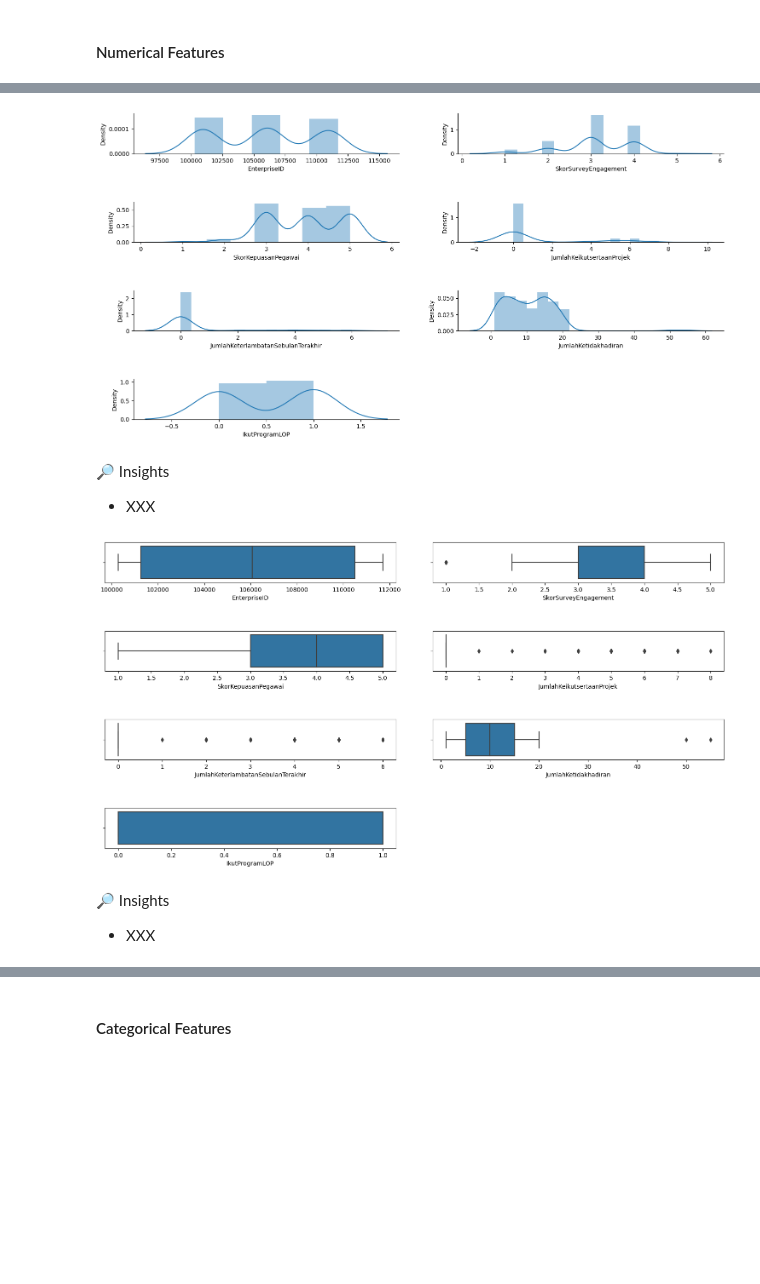
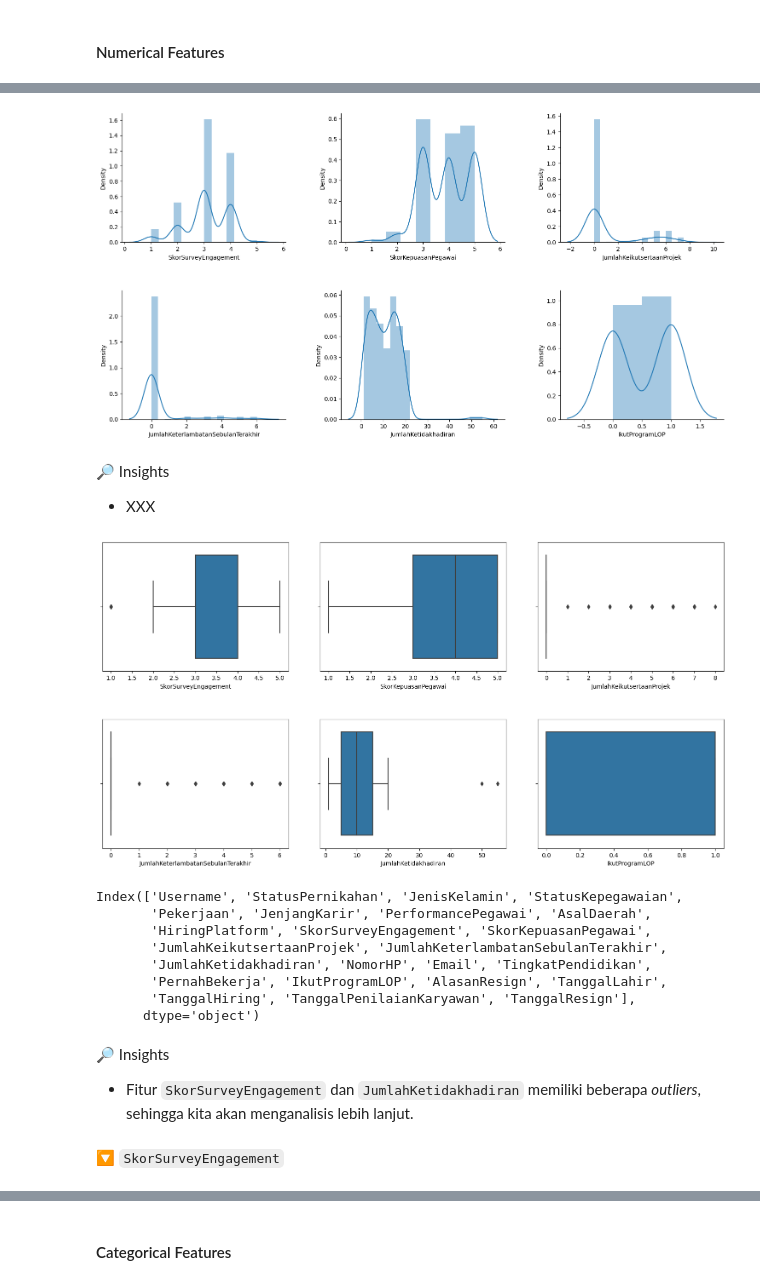
Before and after one commit to sabirinID/Predicting-Employee-Attrition, a Jupyter notebook: Notebooks/hr_employee_retention.ipynb, the cells around one changed output, grey strips where cells are left out. Saved outputs shown, nothing was run; the diff lists cells and outputs as text; code cells hidden in the pictures; blank space fills up the shorter version.

```diff
--- a/Notebooks/hr_employee_retention.ipynb
+++ b/Notebooks/hr_employee_retention.ipynb
@@ -24,7 +24,7 @@ pd.set_option('display.max_rows', None)
 # %%
 # Read data
 link = 'https://raw.githubusercontent.com/sabirinID/Predicting-Employee-Attrition/main/Dataset/hr_employee_retention_dataset.csv'
-df = pd.read_csv(link, index_col=0)
+df = pd.read_csv(link)
 # %%
 df.sample(5)
 # %% [output]
@@ -107,6 +107,9 @@ memory usage: 56.1+ KB
 🔎 Observasi
 - Tipe data: float64, int64, dan object.
 - Fitur `EnterpriseID` hanya berisi identifikasi unik untuk setiap karyawan tanpa memberikan informasi tambahan yang relevan untuk analisis, sehingga dapat dihapus.
+# %%
+# Drop 'EnterpriseID' column
+df.drop(columns=['EnterpriseID'], inplace=True)
 # %% [markdown]
 # Data Exploration
 # %% [markdown]
@@ -161,26 +164,39 @@ num.describe()
 # %%
 plt.figure(figsize=(16, 9))
 for i in range(0, len(num_cols)):
-    plt.subplot(4, 2, i+1)
+    plt.subplot(2, 3, i+1)
     sns.distplot(df[num_cols[i]])
     sns.despine()
     plt.tight_layout(pad=5)
 
 plt.show()
 # %% [output]
-[figure, old version]
+[figure, new version]
 # %% [markdown]
 🔎 Insights
 - XXX
 # %%
 plt.figure(figsize=(16, 9))
 
 for i in range(0, len(num_cols)):
-    plt.subplot(4, 2, i+1)
+    plt.subplot(2, 3, i+1)
     sns.boxplot(x=df[num_cols[i]])
     plt.tight_layout(pad=5)
 # %% [output]
-[figure, old version]
+[figure, new version]
-# %% [markdown]
-🔎 Insights
-- XXX
+# %%
+df.columns
+# %% [output]
+Index(['Username', 'StatusPernikahan', 'JenisKelamin', 'StatusKepegawaian',
+       'Pekerjaan', 'JenjangKarir', 'PerformancePegawai', 'AsalDaerah',
+       'HiringPlatform', 'SkorSurveyEngagement', 'SkorKepuasanPegawai',
+       'JumlahKeikutsertaanProjek', 'JumlahKeterlambatanSebulanTerakhir',
+       'JumlahKetidakhadiran', 'NomorHP', 'Email', 'TingkatPendidikan',
+       'PernahBekerja', 'IkutProgramLOP', 'AlasanResign', 'TanggalLahir',
+       'TanggalHiring', 'TanggalPenilaianKaryawan', 'TanggalResign'],
+      dtype='object')
+# %% [markdown]
+🔎 Insights
+- Fitur `SkorSurveyEngagement` dan `JumlahKetidakhadiran` memiliki beberapa _outliers_, sehingga kita akan menganalisis lebih lanjut.
+# %% [markdown]
+🔽 `SkorSurveyEngagement`
```
Also changed, not shown: parts of 19 cells of this notebook.
